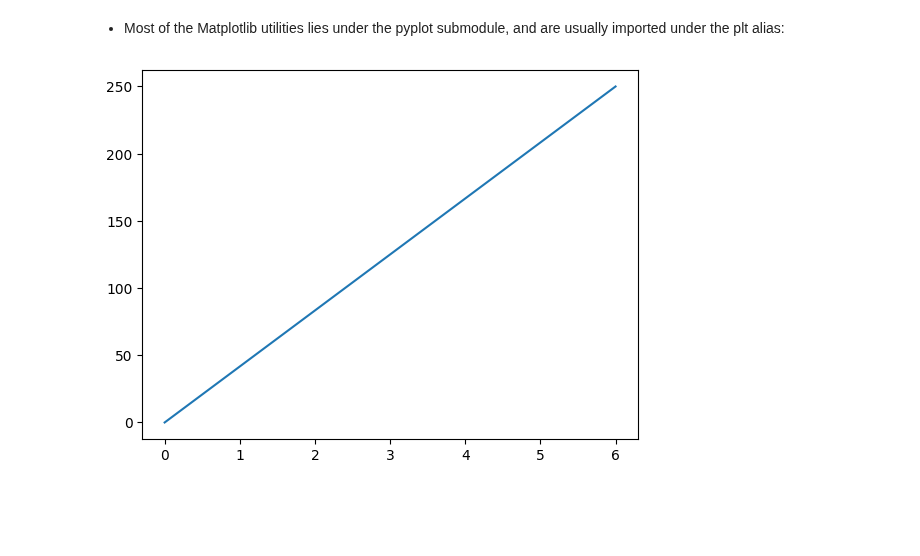
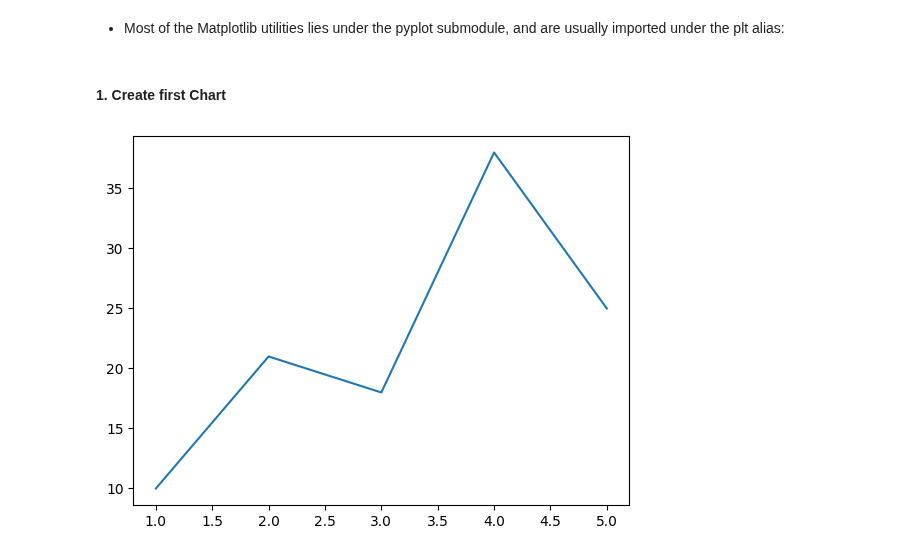
Before and after one commit to balkrushnanaik/Python-Libraries, a Jupyter notebook: Notebook/Learning_matplotlib.ipynb, the cells around one changed output. Drawn from its saved outputs; the diff is of its cells as text; code cells hidden in the pictures; blank space fills up the shorter version.

```diff
--- a/Notebook/Learning_matplotlib.ipynb
+++ b/Notebook/Learning_matplotlib.ipynb
@@ -11,14 +11,16 @@
 # Pyplot
 # %% [markdown]
 - Most of the Matplotlib utilities lies under the pyplot submodule, and are usually imported under the plt alias:
-# %%
-import matplotlib.pyplot as plt
-import numpy as np
-
-xpoints = np.array([0, 6])
-ypoints = np.array([0, 250])
-
-plt.plot(xpoints, ypoints)
-plt.show()
-# %% [output]
-[figure, removed]
+# %% [markdown]
+#### 1. Create first Chart
+# %%
+import matplotlib.pyplot as plt
+import numpy as np
+
+x = [1,2,3,4,5]
+y = [10,21,18,38,25]
+
+plt.plot(x,y) # Line chart
+plt.show() # Display charts in Jupyter Lab
+# %% [output]
+[figure, added]
```
Also changed, not shown: parts of 20 cells of this notebook, 1 other file.
